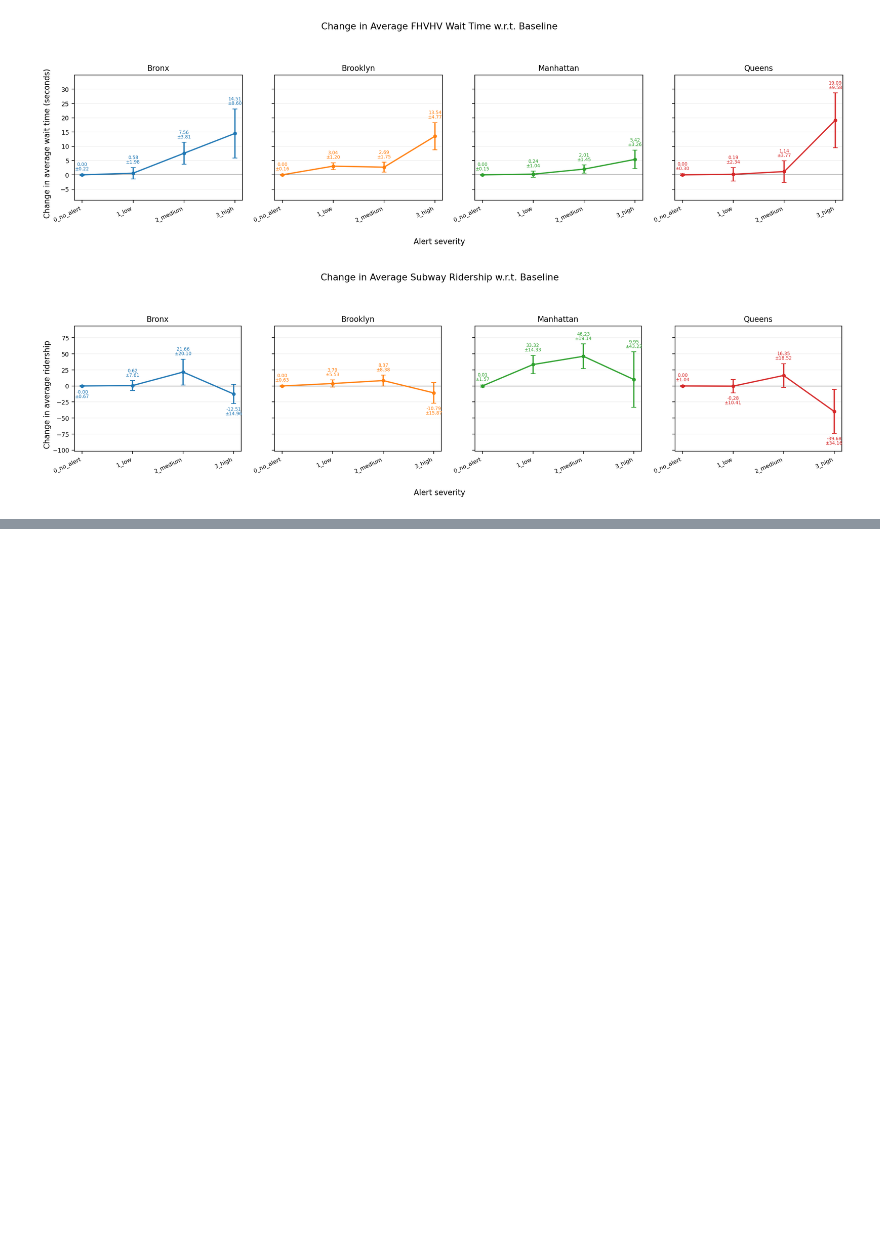
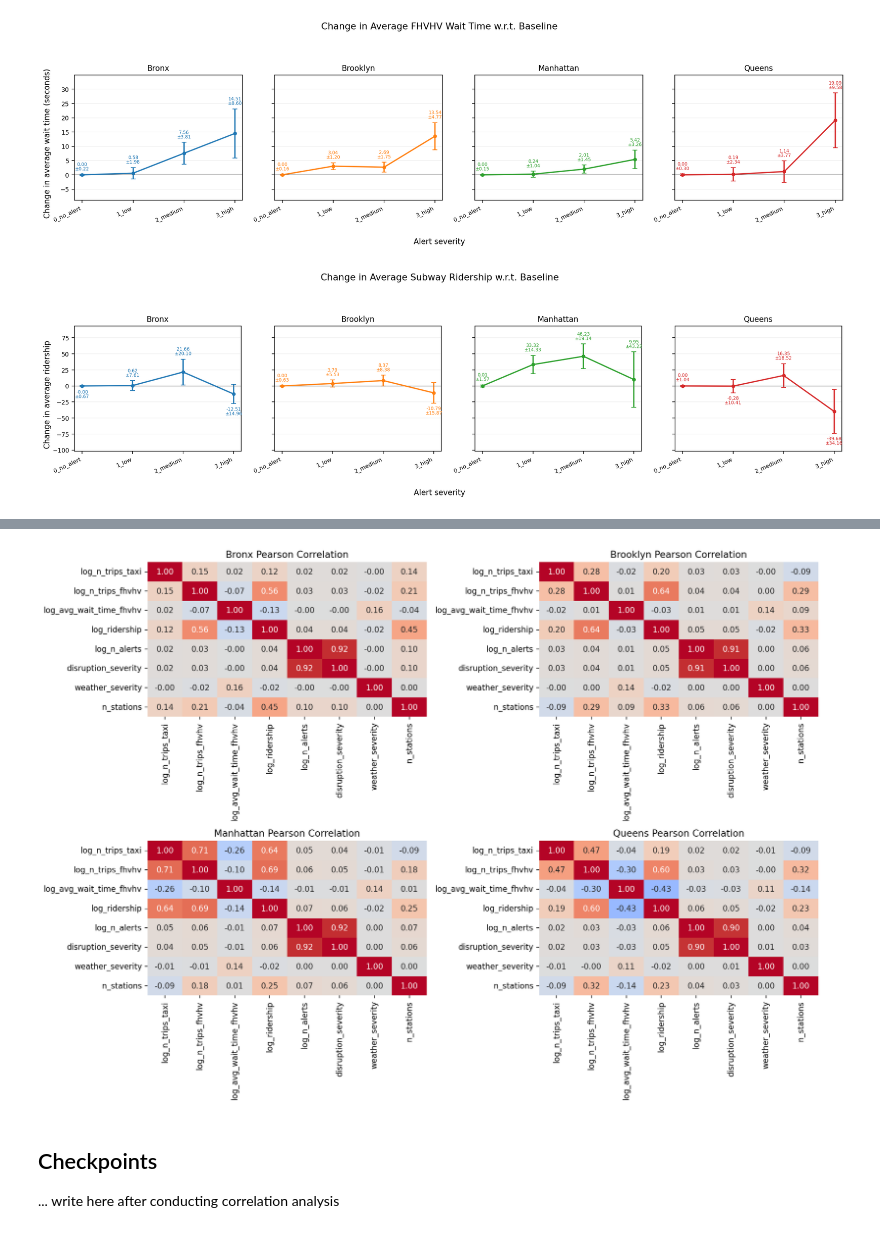
Before and after one commit to hannimeee/nyc_taxi_demand_response, a Jupyter notebook: code/04_exploratory_analysis.ipynb, the cells around one changed output, grey strips where cells are left out. Drawn from its saved outputs; the diff is of its cells as text; code cells hidden in the pictures; blank space fills up the shorter version.

```diff
--- a/code/04_exploratory_analysis.ipynb
+++ b/code/04_exploratory_analysis.ipynb
@@ -1084,0 +1150,16 @@ Visually, there is clear interaction between how the effect of alert severity on
+# %%
+# Display correlation stats of most interest in table format
+key_corr_rows = []
+for borough, corr in borough_corrs.items():
+    key_corr_rows.append({
+        "borough": borough,
+        "ridership_vs_fhvhv_trips": corr.loc["log_ridership", "log_n_trips_fhvhv"],
+        "ridership_vs_taxi_trips": corr.loc["log_ridership", "log_n_trips_taxi"],
+        "severity_vs_fhvhv_trips": corr.loc["disruption_severity", "log_n_trips_fhvhv"],
+        "severity_vs_taxi_trips": corr.loc["disruption_severity", "log_n_trips_taxi"],
+        "severity_vs_wait_time": corr.loc["disruption_severity", "log_avg_wait_time_fhvhv"],
+        "weather_vs_wait_time": corr.loc["weather_severity", "log_avg_wait_time_fhvhv"],
+    })
+
+borough_key_corr_pd = pd.DataFrame(key_corr_rows)
+borough_key_corr_pd
@@ -1084,0 +1172,23 @@ Visually, there is clear interaction between how the effect of alert severity on
+# %%
+# Print correlation matrix per borough
+fig, axes = plt.subplots(2, 2, figsize=(14, 10), dpi=160)
+
+for ax, borough in zip(axes.flatten(), ["Bronx", "Brooklyn", "Manhattan", "Queens"]):
+    sns.heatmap(
+        borough_corrs[borough],
+        annot=True,
+        cmap="coolwarm",
+        center=0,
+        fmt=".2f",
+        ax=ax,
+        cbar=False
+    )
+    ax.set_title(f"{borough} Pearson Correlation")
+
+plt.tight_layout()
+plt.show()
+# %% [output]
+[figure, added]
+# %% [markdown]
+## Checkpoints
+... write here after conducting correlation analysis
```
Also changed, not shown: parts of 21 cells of this notebook.
